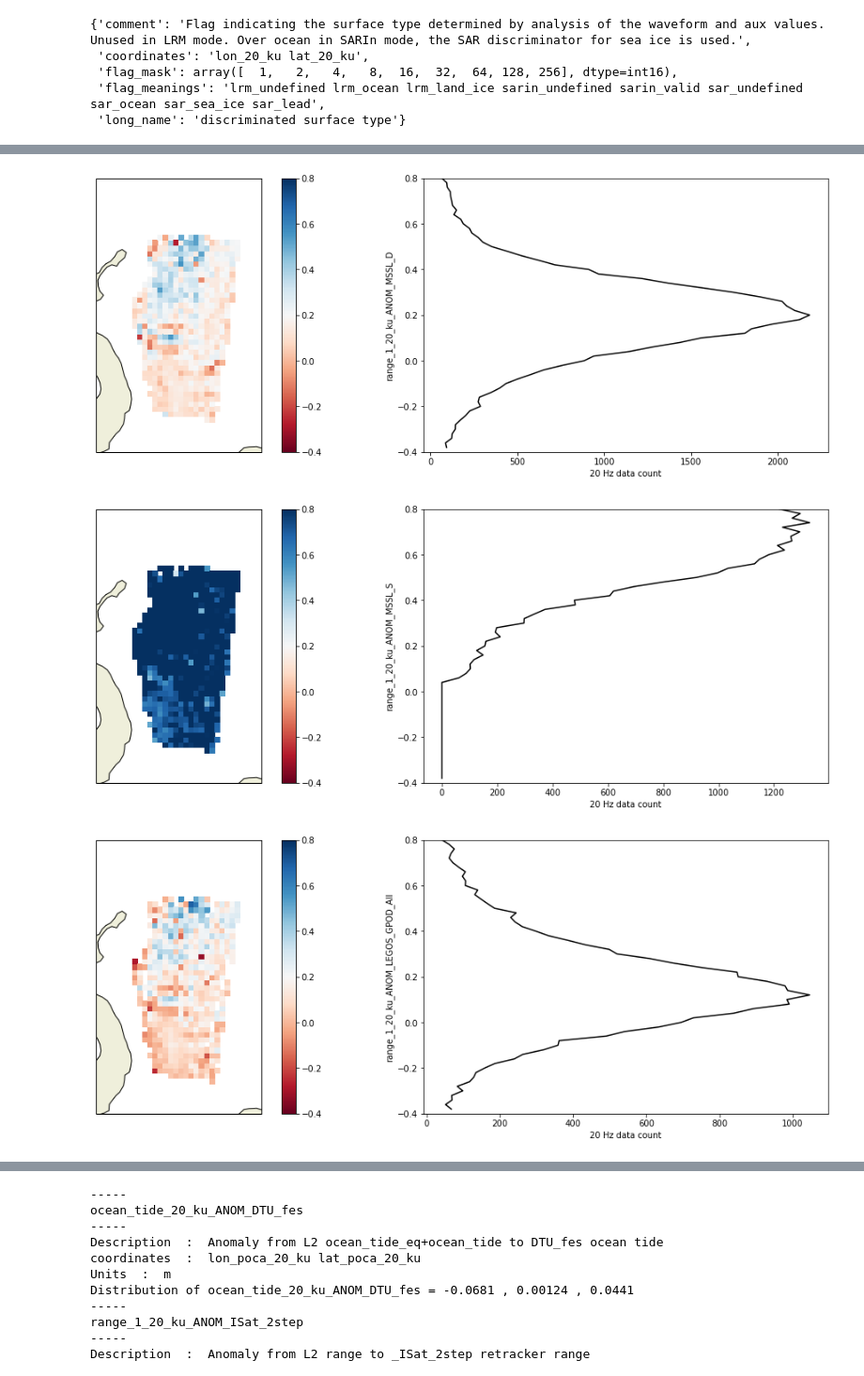
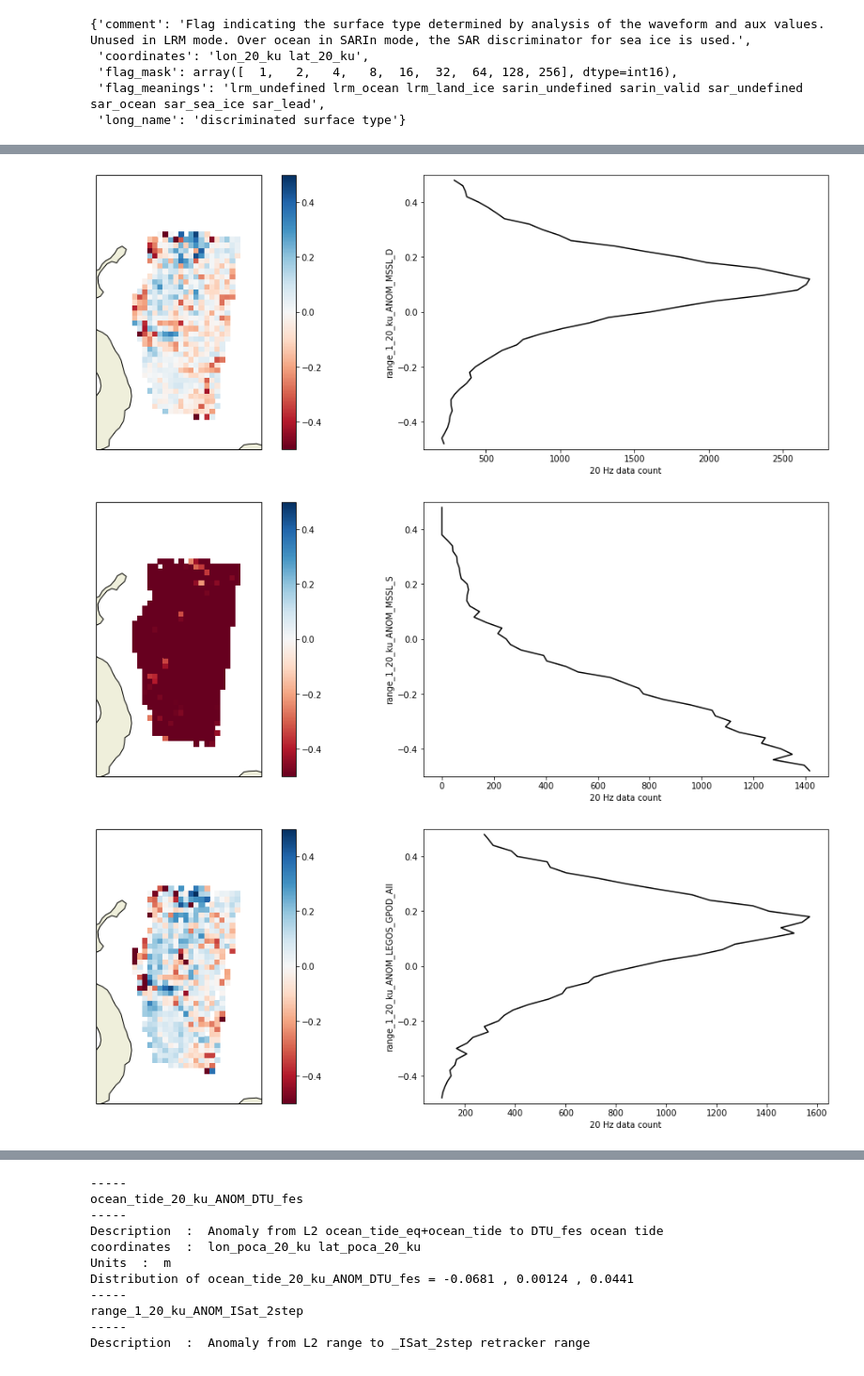
Before and after one commit to CPOMUCL/CSAO_merged, a Jupyter notebook: Combine_track_region_open.ipynb, the cells around one changed output, grey strips where cells are left out. Shown at 94% size. Drawn from its saved outputs; the diff is of its cells as text; code cells hidden in the pictures.

Commit message:
Fixed plotting issues for combined tracks

```diff
--- a/Combine_track_region_open.ipynb
+++ b/Combine_track_region_open.ipynb
@@ -122,8 +122,8 @@ h_trim = 1
 # h_max =  0.0
 # h_min = 0.9
 # h_max =  3.1
-h_min = -0.4
-h_max =  0.8
+h_min = -0.5
+h_max =  0.5
 hard_min = -10.0 ### extras to remove crazy outliers
 hard_max =  10.0
 #### surface type options
@@ -140,12 +140,16 @@ for v in p_vars:
         x = track.ssha_20_ku - track.ssha_interp_20_ku #### to make FB
     else:
         x = getattr(track,v).copy()
-#         x = x + track.height_1_20_ku - track.geoid_20_ku #### to make DOT
-        x = x + track.ssha_20_ku - track.ssha_interp_20_ku #### to make FB
+#         x = -x + track.height_1_20_ku - track.geoid_20_ku #### to make DOT
+        x = -x + track.ssha_20_ku - track.ssha_interp_20_ku #### to make FB
     if 'GPOD' in v:
         msk[track.flag_surf_type_20_ku_LEGOS_GPOD!=LG_CLS_flag] = 0
+    else:
+        msk = track.flag_surf_type_class_20_ku ==  128 ### sea ice
     if 'CLS' in v:
         msk[track.flag_surf_type_20_ku_CLS!=LG_CLS_flag] = 0
+    else:
+        msk = track.flag_surf_type_class_20_ku ==  128 ### sea ice
 #     if 'class' in v:
 #         x[x<64] = 0
 #         x[x==256] = 3
@@ -196,3 +200,3 @@ for v in p_vars:
-[figure, old version]
+[figure, new version]
-[figure, old version]
+[figure, new version]
-[figure, old version]
+[figure, new version]
```
Also changed, not shown: parts of 1 cell of this notebook, 1 other file.
